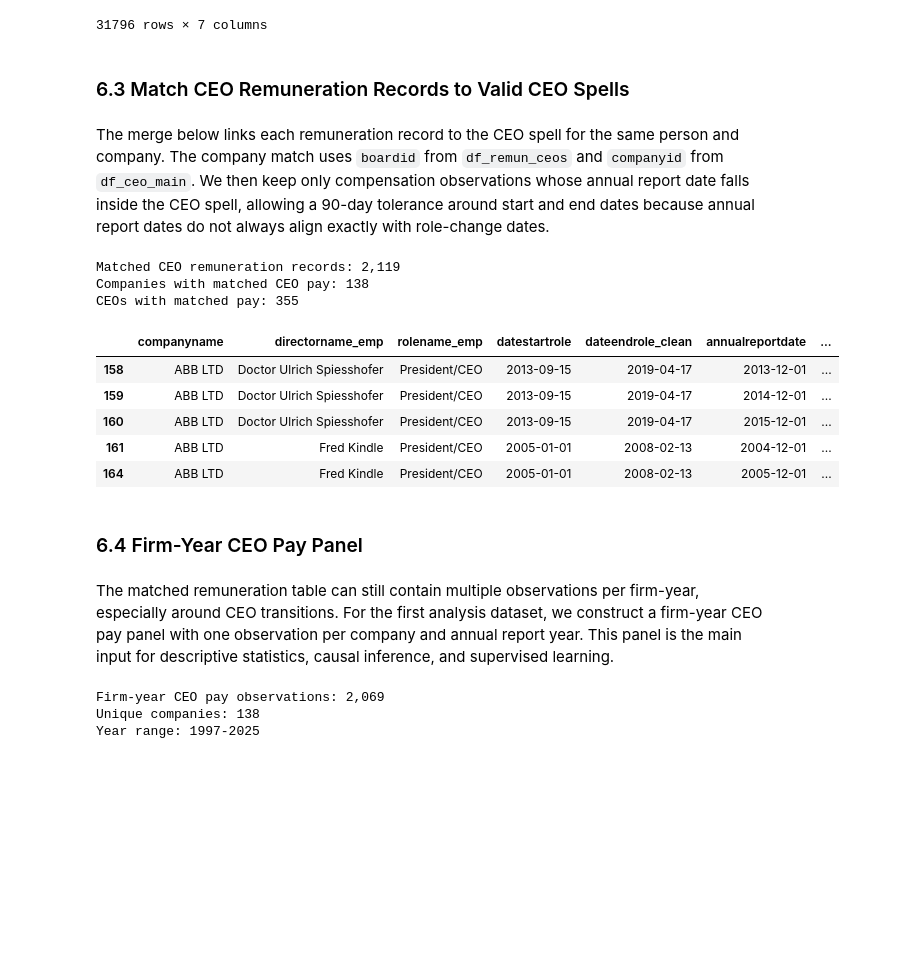
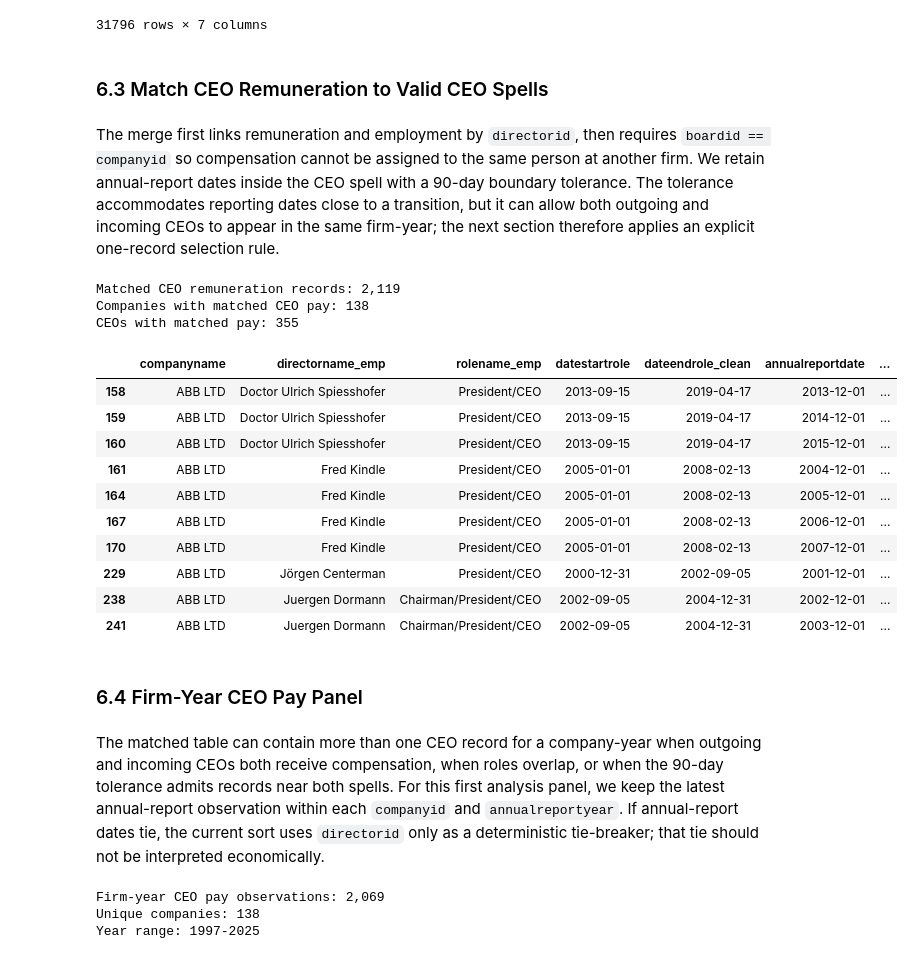
Before and after one commit to rizkyakbar-tud/DAI, a Jupyter notebook: mission/proposals_st26/mission_proposal_Akbar-Zduńczyk_progress.ipynb, the cells around one changed output. Saved outputs shown, nothing was run; the diff lists cells and outputs as text; code cells hidden in the pictures; blank space fills up the shorter version.

Commit message:
restructure the df_panel_final 21-06-26

```diff
--- a/mission/proposals_st26/mission_proposal_Akbar-Zduńczyk_progress.ipynb
+++ b/mission/proposals_st26/mission_proposal_Akbar-Zduńczyk_progress.ipynb
@@ -369,31 +440,38 @@ missing_values_table(df_emp)
 # %%
 start_time = time.time()
 
-# Filter by directorid (all executives, not just CEOs)
+# Retrieve executive details for all matched directors when not cached
 directorid_list = tuple(df_emp["directorid"].dropna().astype(int).unique().tolist())
 
-chunks = []
-chunk_size = 1000
+def fetch_boardex_executive_details():
+    wrds_conn = get_wrds_connection()
+    chunks = []
+    chunk_size = 1000
 
-for i in range(0, len(directorid_list), chunk_size):
-    directorid_chunk = tuple(directorid_list[i:i + chunk_size])
+    for i in range(0, len(directorid_list), chunk_size):
+        directorid_chunk = tuple(directorid_list[i:i + chunk_size])
+        temp = wrds_conn.raw_sql("""
+            SELECT *
+            FROM boardex.eur_dir_profile_details
+            WHERE directorid IN %(directorids)s
+            ORDER BY directorname
+        """, params={"directorids": directorid_chunk})
+        chunks.append(temp)
 
-    temp = conn.raw_sql("""
-        SELECT *
-        FROM boardex.eur_dir_profile_details
-        WHERE directorid IN %(directorids)s
-        ORDER BY directorname
-    """, params={"directorids": directorid_chunk})
+    return pd.concat(chunks, ignore_index=True)
 
-    chunks.append(temp)
 
-df_exec = pd.concat(chunks, ignore_index=True)
+df_exec = load_or_fetch(
+    "boardex_executive_details_stoxx600",
+    fetch_boardex_executive_details,
+    refresh=REFRESH_WRDS_CACHE,
+)
 
 print(f"Director IDs queried: {len(directorid_list):,}")
 print(f"executives records retrieved: {len(df_exec):,}")
 print(f"Unique executives: {df_exec['directorid'].nunique():,}")
 
-print_running_time(start_time, label="WRDS executives query time")
+print_running_time(start_time, label="Executive details load time")
 
 df_exec
 # %% [output]
@@ -992,9 +1074,9 @@ Positive total compensation records: 8054
 | 276819 | 8796.0 | Rolf Hüppi | 34200.0 | ZURICH INSURANCE GROUP AG | 2002-12-01 | USD | <NA> |
 31796 rows × 7 columns
 # %% [markdown]
-### 6.3 Match CEO Remuneration Records to Valid CEO Spells
+### 6.3 Match CEO Remuneration to Valid CEO Spells
 # %% [markdown]
-The merge below links each remuneration record to the CEO spell for the same person and company. The company match uses `boardid` from `df_remun_ceos` and `companyid` from `df_ceo_main`. We then keep only compensation observations whose annual report date falls inside the CEO spell, allowing a 90-day tolerance around start and end dates because annual report dates do not always align exactly with role-change dates.
+The merge first links remuneration and employment by `directorid`, then requires `boardid == companyid` so compensation cannot be assigned to the same person at another firm. We retain annual-report dates inside the CEO spell with a 90-day boundary tolerance. The tolerance accommodates reporting dates close to a transition, but it can allow both outgoing and incoming CEOs to appear in the same firm-year; the next section therefore applies an explicit one-record selection rule.
 # %%
 ceo_spells = df_ceo_main[[
     "companyid", "companyname", "directorid", "directorname", "rolename",
@@ -1031,40 +1113,45 @@ end_ok = (
 
 df_rt_ceos = df_rt_ceos[start_ok & end_ok].copy()
 
 # Keep usable compensation observations for the baseline CEO pay analysis
 df_rt_ceos = df_rt_ceos[
     df_rt_ceos["annualreportdate"].notna()
     & df_rt_ceos["totalcompensation"].notna()
-    & (df_rt_ceos["totalcompensation"] > 0)
+    & (df_rt_ceos["totalcompensation"] > 0) # non-zero total compensation
 ].drop_duplicates().copy()
 
 df_rt_ceos["annualreportyear"] = df_rt_ceos["annualreportdate"].dt.year
 df_rt_ceos["log_totalcompensation"] = np.log(df_rt_ceos["totalcompensation"])
 
 print(f"Matched CEO remuneration records: {len(df_rt_ceos):,}")
 print(f"Companies with matched CEO pay: {df_rt_ceos['companyid'].nunique():,}")
 print(f"CEOs with matched pay: {df_rt_ceos['directorid'].nunique():,}")
 
 df_rt_ceos[[
     "companyname", "directorname_emp", "rolename_emp", "datestartrole",
     "dateendrole_clean", "annualreportdate", "currency", "totalcompensation",
     "log_totalcompensation", "ceo_turnover", "turnover_year"
-]].head(5)
+]].head(10)
 # %% [output]
 Matched CEO remuneration records: 2,119
 Companies with matched CEO pay: 138
 CEOs with matched pay: 355
 |  | companyname | directorname_emp | rolename_emp | datestartrole | dateendrole_clean | annualreportdate | ... |
 | 158 | ABB LTD | Doctor Ulrich Spiesshofer | President/CEO | 2013-09-15 | 2019-04-17 | 2013-12-01 | ... |
 | 159 | ABB LTD | Doctor Ulrich Spiesshofer | President/CEO | 2013-09-15 | 2019-04-17 | 2014-12-01 | ... |
 | 160 | ABB LTD | Doctor Ulrich Spiesshofer | President/CEO | 2013-09-15 | 2019-04-17 | 2015-12-01 | ... |
 | 161 | ABB LTD | Fred Kindle | President/CEO | 2005-01-01 | 2008-02-13 | 2004-12-01 | ... |
 | 164 | ABB LTD | Fred Kindle | President/CEO | 2005-01-01 | 2008-02-13 | 2005-12-01 | ... |
+| 167 | ABB LTD | Fred Kindle | President/CEO | 2005-01-01 | 2008-02-13 | 2006-12-01 | ... |
+| 170 | ABB LTD | Fred Kindle | President/CEO | 2005-01-01 | 2008-02-13 | 2007-12-01 | ... |
+| 229 | ABB LTD | Jörgen Centerman | President/CEO | 2000-12-31 | 2002-09-05 | 2001-12-01 | ... |
+| 238 | ABB LTD | Juergen Dormann | Chairman/President/CEO | 2002-09-05 | 2004-12-31 | 2002-12-01 | ... |
+| 241 | ABB LTD | Juergen Dormann | Chairman/President/CEO | 2002-09-05 | 2004-12-31 | 2003-12-01 | ... |
 # %% [markdown]
 <a id="firm-year-ceo-pay-panel"></a>
 ### 6.4 Firm-Year CEO Pay Panel
 # %% [markdown]
-The matched remuneration table can still contain multiple observations per firm-year, especially around CEO transitions. For the first analysis dataset, we construct a firm-year CEO pay panel with one observation per company and annual report year. This panel is the main input for descriptive statistics, causal inference, and supervised learning.
+The matched table can contain more than one CEO record for a company-year when outgoing and incoming CEOs both receive compensation, when roles overlap, or when the 90-day tolerance admits records near both spells. For this first analysis panel, we keep the latest annual-report observation within each `companyid` and `annualreportyear`. If annual-report dates tie, the current sort uses `directorid` only as a deterministic tie-breaker; that tie should not be interpreted economically.
 # %%
 # Build a firm-year CEO pay panel from the matched remuneration records
 panel_cols = [
```
Also changed, not shown: parts of 57 cells of this notebook.
